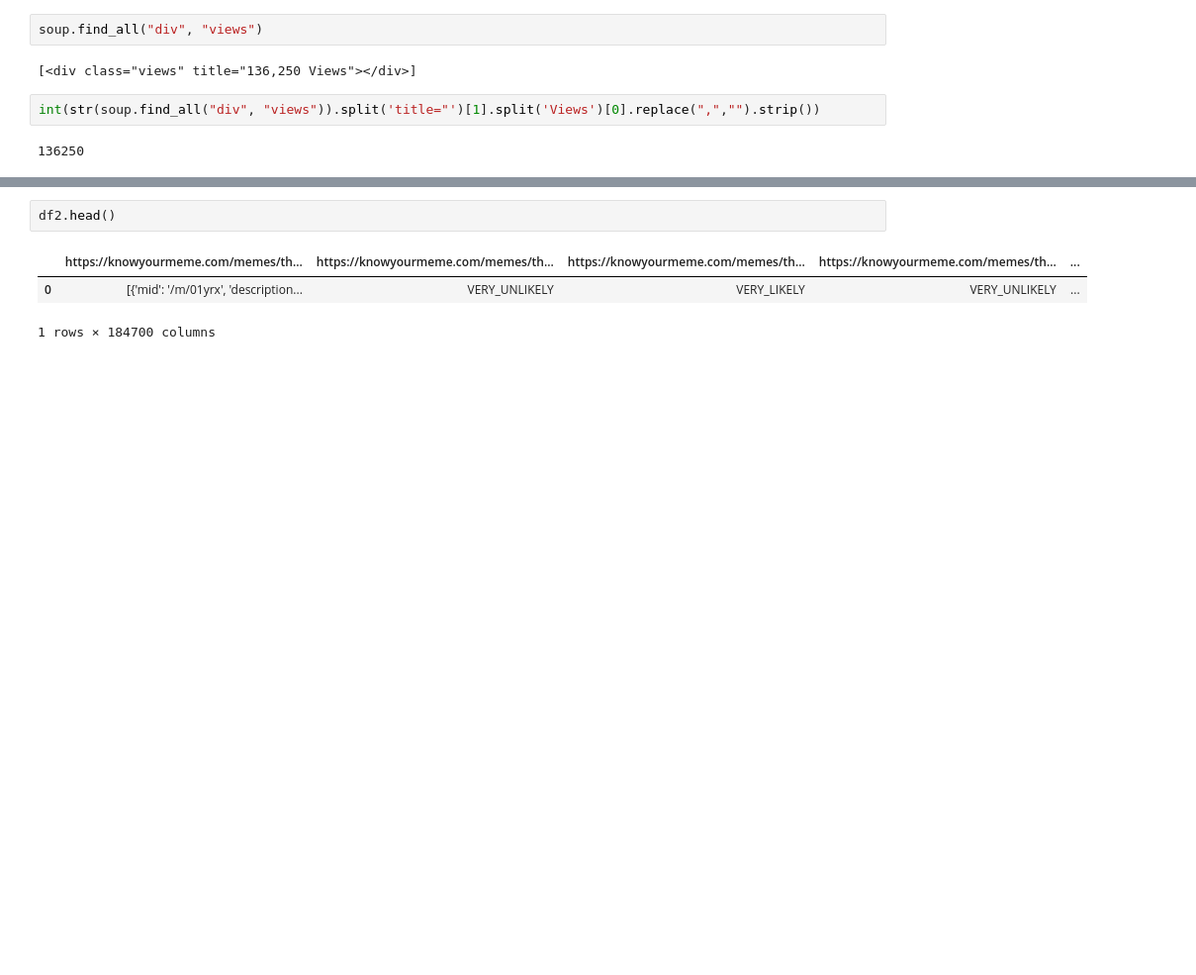
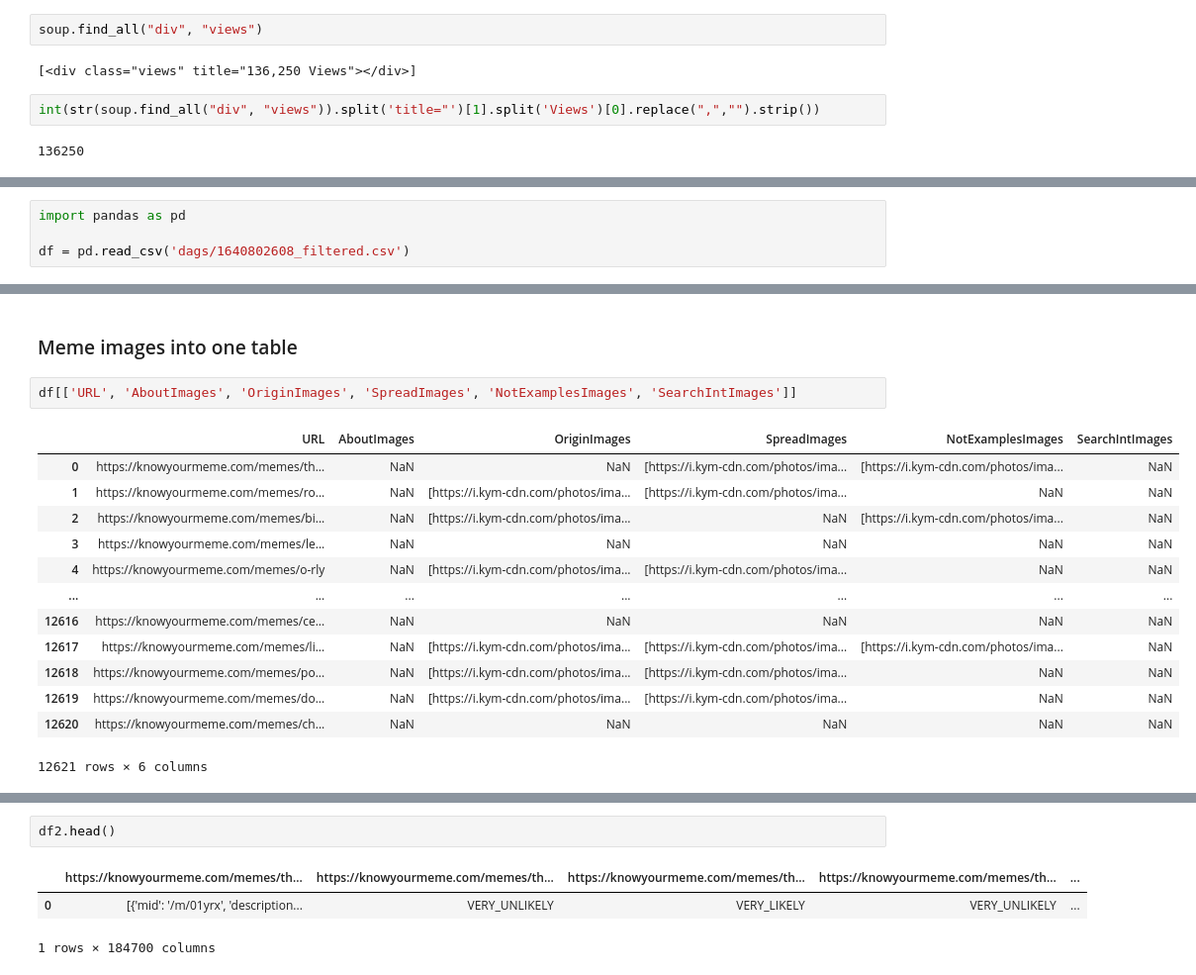
Before and after one commit to MReintop/DataEngProject_Team2, a Jupyter notebook: enrichment_ideas.ipynb, the cells around one changed output, grey strips where cells are left out. Shown: that part at 99% size. Saved outputs shown, nothing was run; the diff lists cells and outputs as text; blank space fills up the shorter version.

```diff
--- a/enrichment_ideas.ipynb
+++ b/enrichment_ideas.ipynb
@@ -16,0 +96,4 @@ int(str(soup.find_all("div", "views")).split('title="')[1].split('Views')[0].rep
+# %%
+import pandas as pd
+
+df = pd.read_csv('dags/1640802608_filtered.csv')
@@ -16,0 +678,18 @@ int(str(soup.find_all("div", "views")).split('title="')[1].split('Views')[0].rep
+# %% [markdown]
+### Meme images into one table
+# %%
+df[['URL', 'AboutImages', 'OriginImages', 'SpreadImages', 'NotExamplesImages', 'SearchIntImages']]
+# %% [output]
+|  | URL | AboutImages | OriginImages | SpreadImages | NotExamplesImages | SearchIntImages |
+| 0 | https://knowyourmeme.com/memes/th... | NaN | NaN | [https://i.kym-cdn.com/photos/ima... | [https://i.kym-cdn.com/photos/ima... | NaN |
+| 1 | https://knowyourmeme.com/memes/ro... | NaN | [https://i.kym-cdn.com/photos/ima... | [https://i.kym-cdn.com/photos/ima... | NaN | NaN |
+| 2 | https://knowyourmeme.com/memes/bi... | NaN | [https://i.kym-cdn.com/photos/ima... | NaN | [https://i.kym-cdn.com/photos/ima... | NaN |
+| 3 | https://knowyourmeme.com/memes/le... | NaN | NaN | NaN | NaN | NaN |
+| 4 | https://knowyourmeme.com/memes/o-rly | NaN | [https://i.kym-cdn.com/photos/ima... | [https://i.kym-cdn.com/photos/ima... | NaN | NaN |
+| ... | ... | ... | ... | ... | ... | ... |
+| 12616 | https://knowyourmeme.com/memes/ce... | NaN | NaN | NaN | NaN | NaN |
+| 12617 | https://knowyourmeme.com/memes/li... | NaN | [https://i.kym-cdn.com/photos/ima... | [https://i.kym-cdn.com/photos/ima... | [https://i.kym-cdn.com/photos/ima... | NaN |
+| 12618 | https://knowyourmeme.com/memes/po... | NaN | [https://i.kym-cdn.com/photos/ima... | [https://i.kym-cdn.com/photos/ima... | NaN | NaN |
+| 12619 | https://knowyourmeme.com/memes/do... | NaN | [https://i.kym-cdn.com/photos/ima... | [https://i.kym-cdn.com/photos/ima... | NaN | NaN |
+| 12620 | https://knowyourmeme.com/memes/ch... | NaN | NaN | NaN | NaN | NaN |
+12621 rows × 6 columns
```
Also changed, not shown: parts of 65 cells of this notebook.
